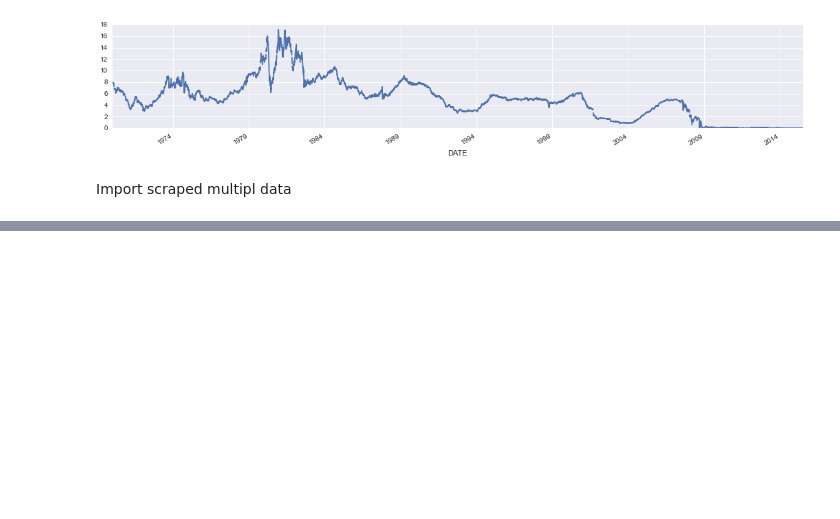
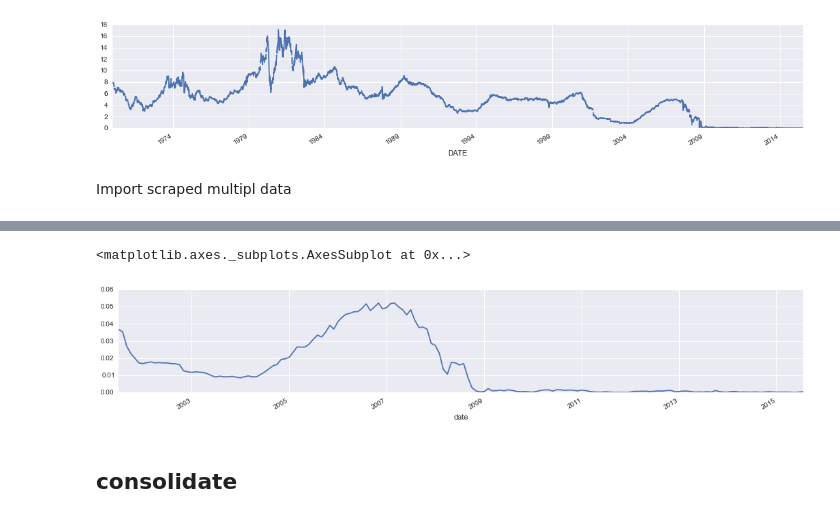
Before and after one commit to rhouck/bubble, a Jupyter notebook: explore 1.ipynb, the cells around one changed output, grey strips where cells are left out. Cells and saved outputs as stored; diff of their text form; code cells hidden in the pictures; blank space fills up the shorter version.

```diff
--- a/explore 1.ipynb
+++ b/explore 1.ipynb
@@ -92,0 +70,9 @@ multipl.set_index('title').ix["Price"].sort('date').plot(figsize=[18,5])
+# %%
+multipl = ld.latest_multipl_json_to_pandas()
+# %%
+multipl['1 Month Treasury Rate'].dropna().plot(figsize=[18,3])
+# %% [output]
+<matplotlib.axes._subplots.AxesSubplot at 0x...>
+[figure, added]
+# %% [markdown]
+## consolidate
```
Also changed, not shown: parts of 22 cells of this notebook.
